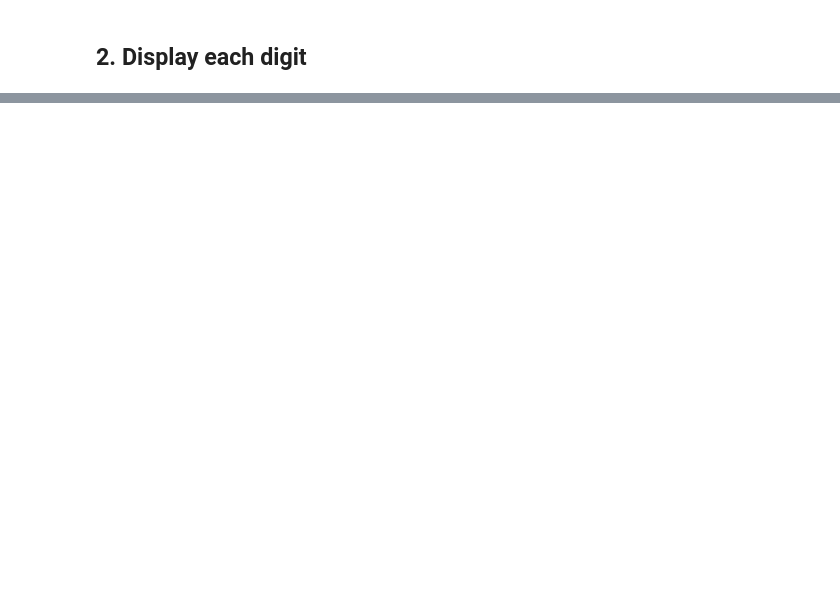
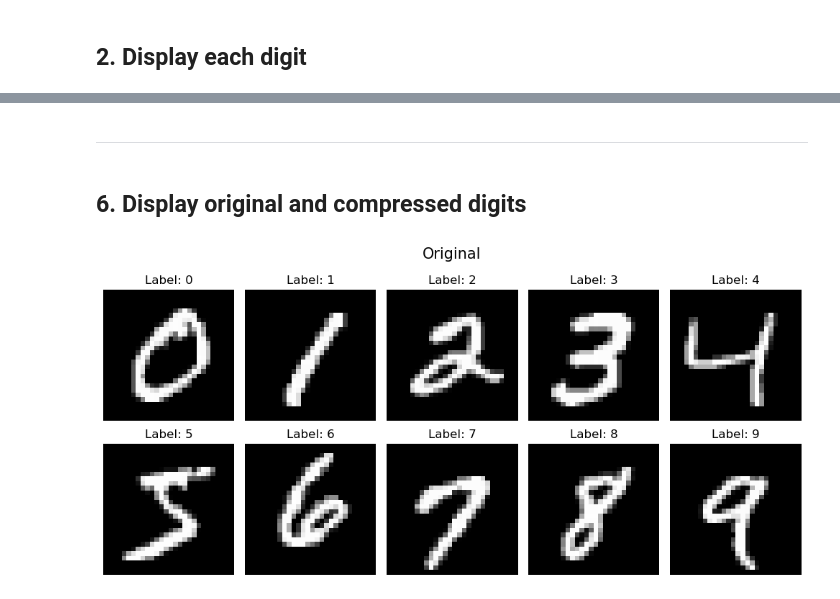
Before and after one commit to Ale248/FALL2024_COMP257, a Jupyter notebook: Assignment1/Question1.ipynb, the cells around one changed output, grey strips where cells are left out. Saved outputs shown, nothing was run; the diff lists cells and outputs as text; code cells hidden in the pictures; blank space fills up the shorter version.

```diff
--- a/Assignment1/Question1.ipynb
+++ b/Assignment1/Question1.ipynb
@@ -33,0 +113,4 @@ plt.show()
+# %% [markdown]
+---
+# %% [markdown]
+## 6. Display original and compressed digits
@@ -33,0 +119,11 @@ plt.show()
+# %%
+plt.figure(figsize=(10, 5))
+for digit in range(10):
+    index = np.where(y == str(digit))[0][0]
+    plt.subplot(2, 5, digit + 1)
+    display_digit(X.iloc[index].to_numpy(), y.iloc[index])
+plt.suptitle('Original', fontsize=15)
+plt.tight_layout()
+plt.show()
+# %% [output]
+[figure, added]
```
Also changed, not shown: parts of 26 cells of this notebook, 1 other file.
